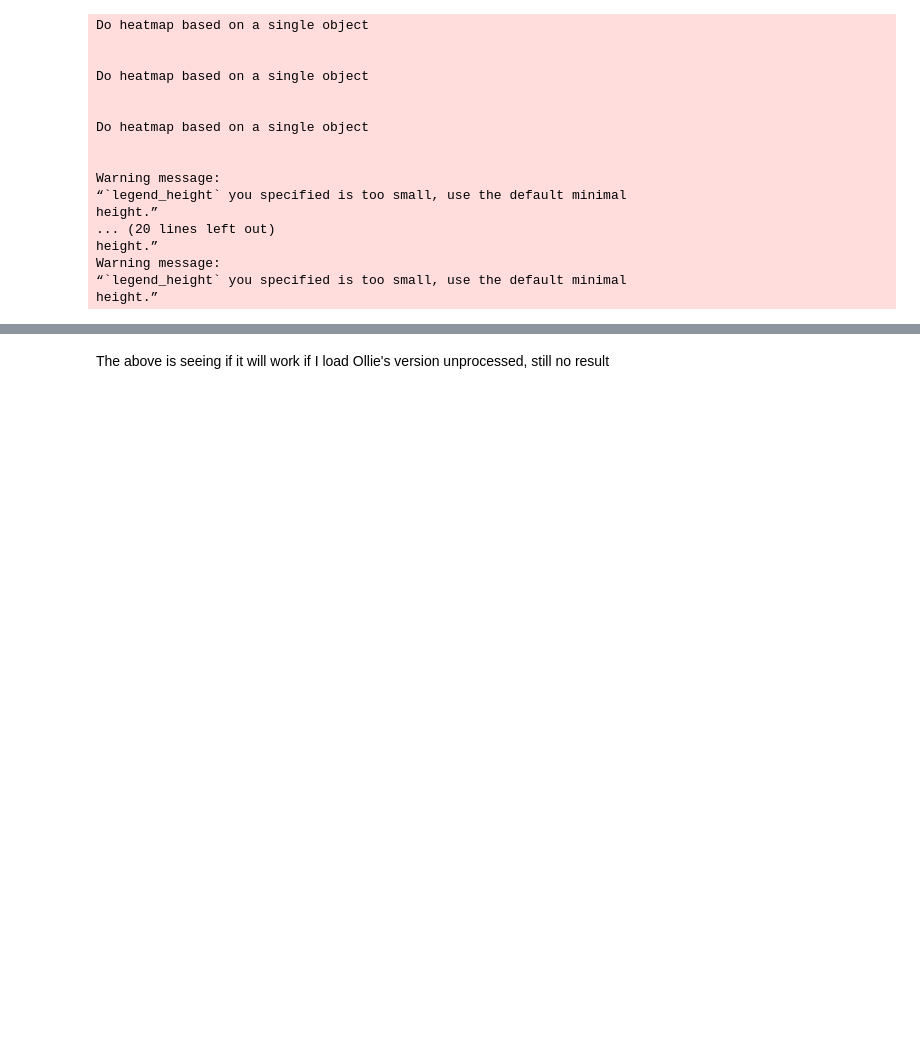
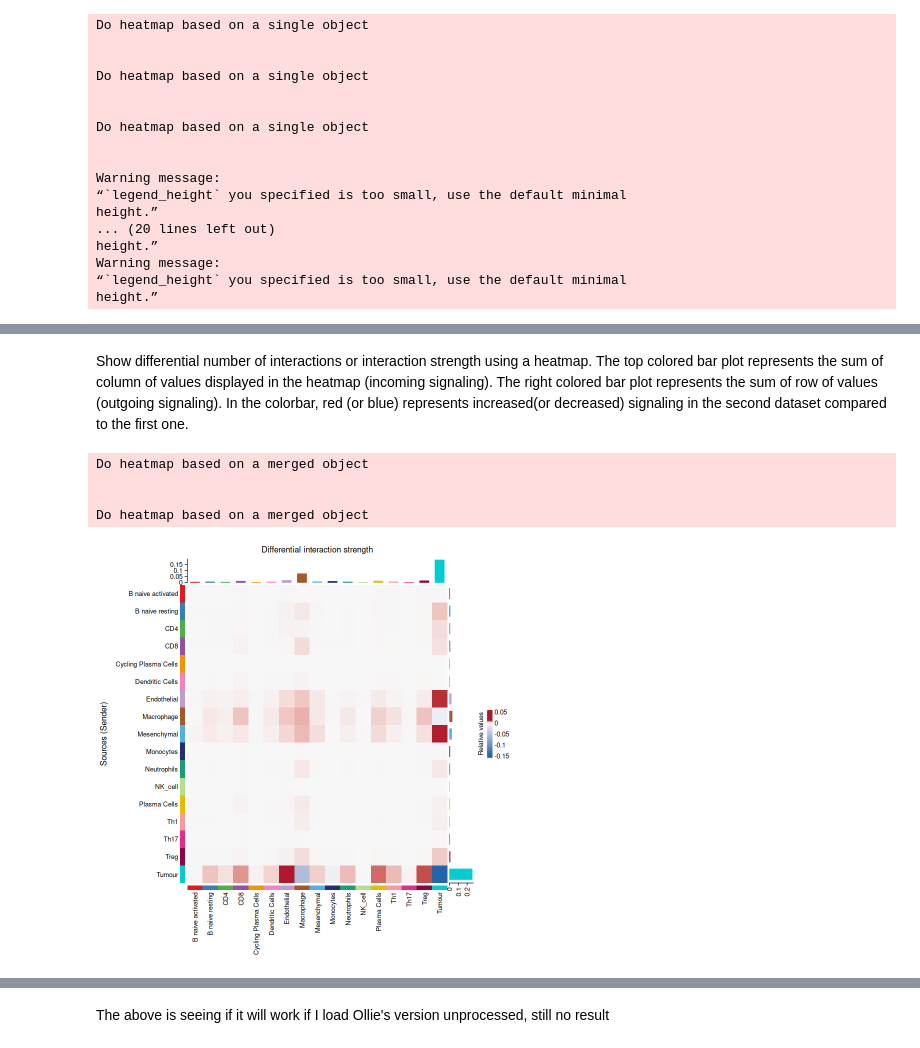
Before and after one commit to EmilyKate416/Spatial, a Jupyter notebook: cellchat.ipynb, the cells around one changed output, grey strips where cells are left out. Drawn from its saved outputs; the diff is of its cells as text; code cells hidden in the pictures; blank space fills up the shorter version.

```diff
--- a/cellchat.ipynb
+++ b/cellchat.ipynb
@@ -274,0 +346,13 @@ Merge the following slots: 'data.signaling','images','net', 'netP','meta', 'iden
+# %% [markdown]
+Show differential number of interactions or interaction strength using a heatmap. The top colored bar plot represents the sum of column of values displayed in the heatmap (incoming signaling). The right colored bar plot represents the sum of row of values (outgoing signaling). In the colorbar, red (or blue) represents increased(or decreased) signaling in the second dataset compared to the first one.
+# %%
+gg1 <- netVisual_heatmap(cellchat_cmp)
+#> Do heatmap based on a merged object
+gg2 <- netVisual_heatmap(cellchat_cmp, measure = "weight")
+#> Do heatmap based on a merged object
+# %% [output]
+Do heatmap based on a merged object
+
+
+Do heatmap based on a merged object
+[figure, added]
```
Also changed, not shown: parts of 21 cells of this notebook.
